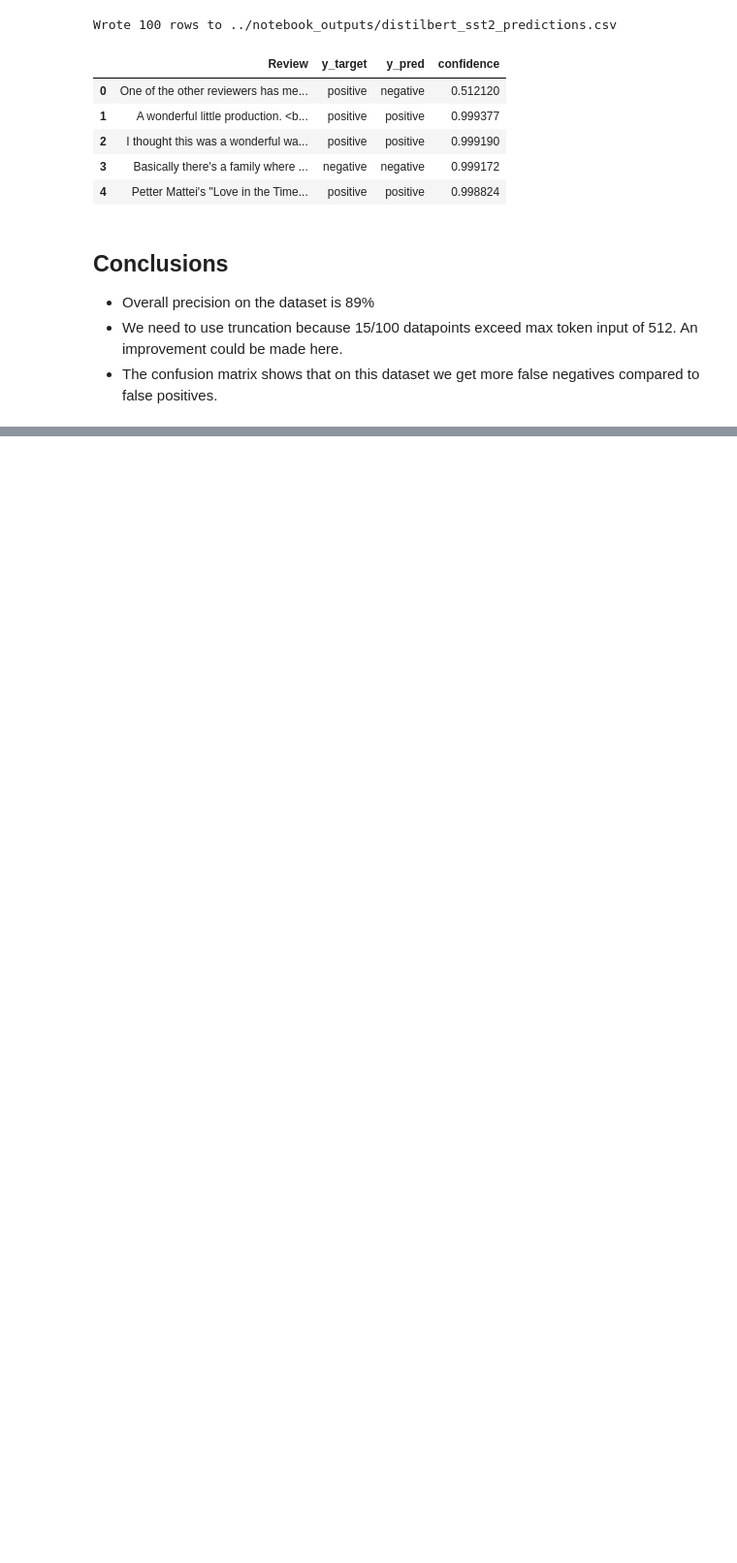
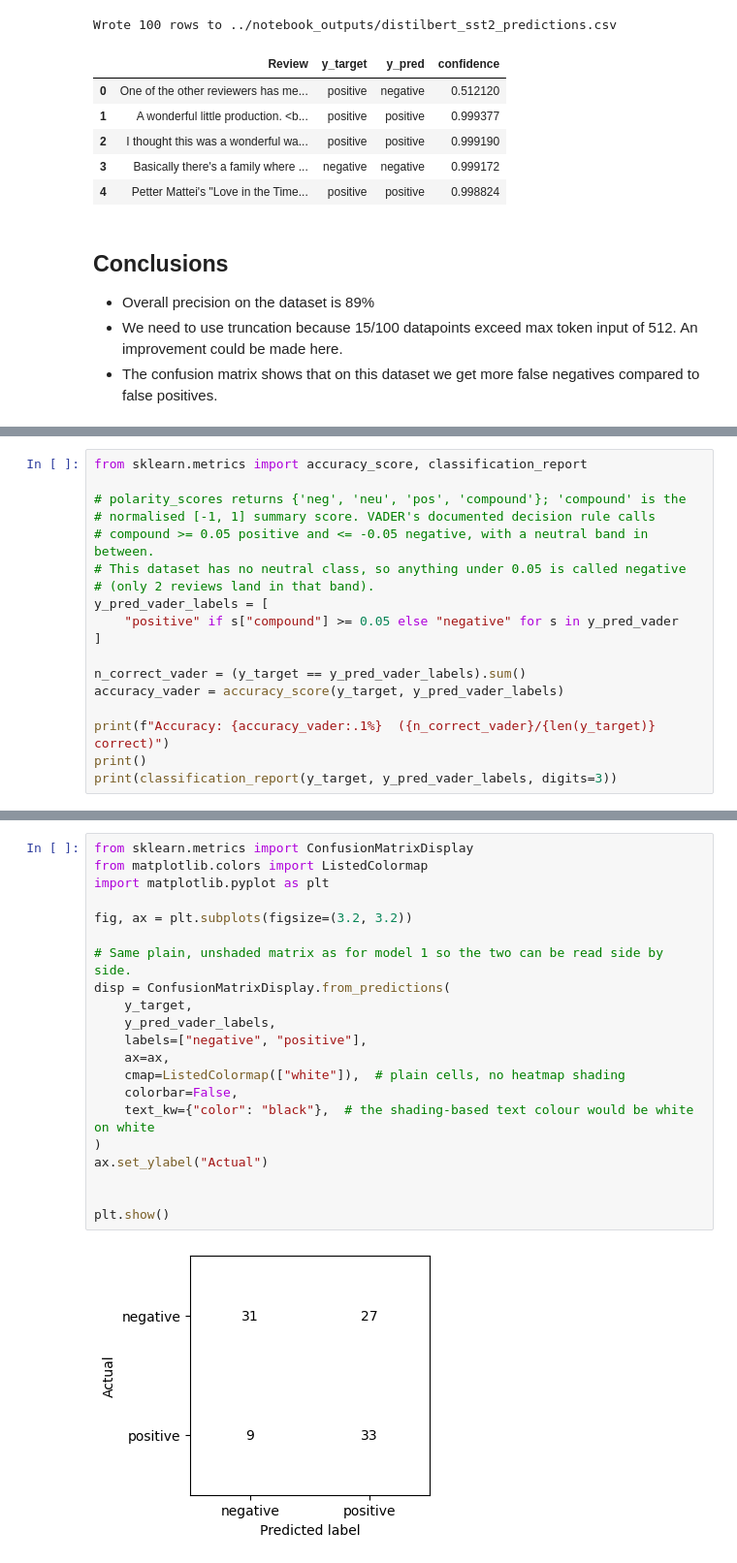
Before and after one commit to idekker1/SentimentAnalysis, a Jupyter notebook: notebooks/Analysis.ipynb, the cells around one changed output, grey strips where cells are left out. Shown: that part at 97% size. Saved outputs shown, nothing was run; the diff lists cells and outputs as text; blank space fills up the shorter version.

Commit message:
Addition of Vader model for sentiment analysis to notebook

```diff
--- a/notebooks/Analysis.ipynb
+++ b/notebooks/Analysis.ipynb
@@ -156,0 +176,18 @@ Wrote 100 rows to ../notebook_outputs/distilbert_sst2_predictions.csv
+# %%
+from sklearn.metrics import accuracy_score, classification_report
+
+# polarity_scores returns {'neg', 'neu', 'pos', 'compound'}; 'compound' is the
+# normalised [-1, 1] summary score. VADER's documented decision rule calls
+# compound >= 0.05 positive and <= -0.05 negative, with a neutral band in between.
+# This dataset has no neutral class, so anything under 0.05 is called negative
+# (only 2 reviews land in that band).
+y_pred_vader_labels = [
+    "positive" if s["compound"] >= 0.05 else "negative" for s in y_pred_vader
+]
+
+n_correct_vader = (y_target == y_pred_vader_labels).sum()
+accuracy_vader = accuracy_score(y_target, y_pred_vader_labels)
+
+print(f"Accuracy: {accuracy_vader:.1%}  ({n_correct_vader}/{len(y_target)} correct)")
+print()
+print(classification_report(y_target, y_pred_vader_labels, digits=3))
@@ -156,0 +205,23 @@ Wrote 100 rows to ../notebook_outputs/distilbert_sst2_predictions.csv
+# %%
+from sklearn.metrics import ConfusionMatrixDisplay
+from matplotlib.colors import ListedColormap
+import matplotlib.pyplot as plt
+
+fig, ax = plt.subplots(figsize=(3.2, 3.2))
+
+# Same plain, unshaded matrix as for model 1 so the two can be read side by side.
+disp = ConfusionMatrixDisplay.from_predictions(
+    y_target,
+    y_pred_vader_labels,
+    labels=["negative", "positive"],
+    ax=ax,
+    cmap=ListedColormap(["white"]),  # plain cells, no heatmap shading
+    colorbar=False,
+    text_kw={"color": "black"},  # the shading-based text colour would be white on white
+)
+ax.set_ylabel("Actual")
+
+
+plt.show()
+# %% [output]
+[figure, added]
```
Also changed, not shown: parts of 9 cells of this notebook, 1 other file.
